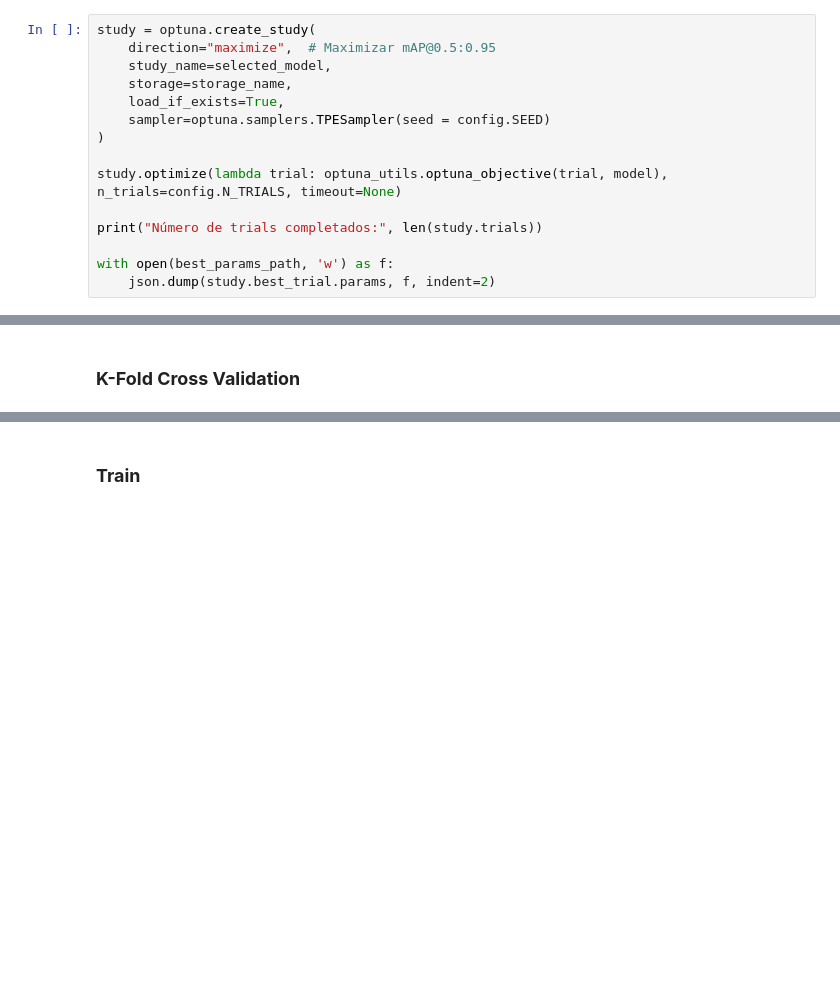
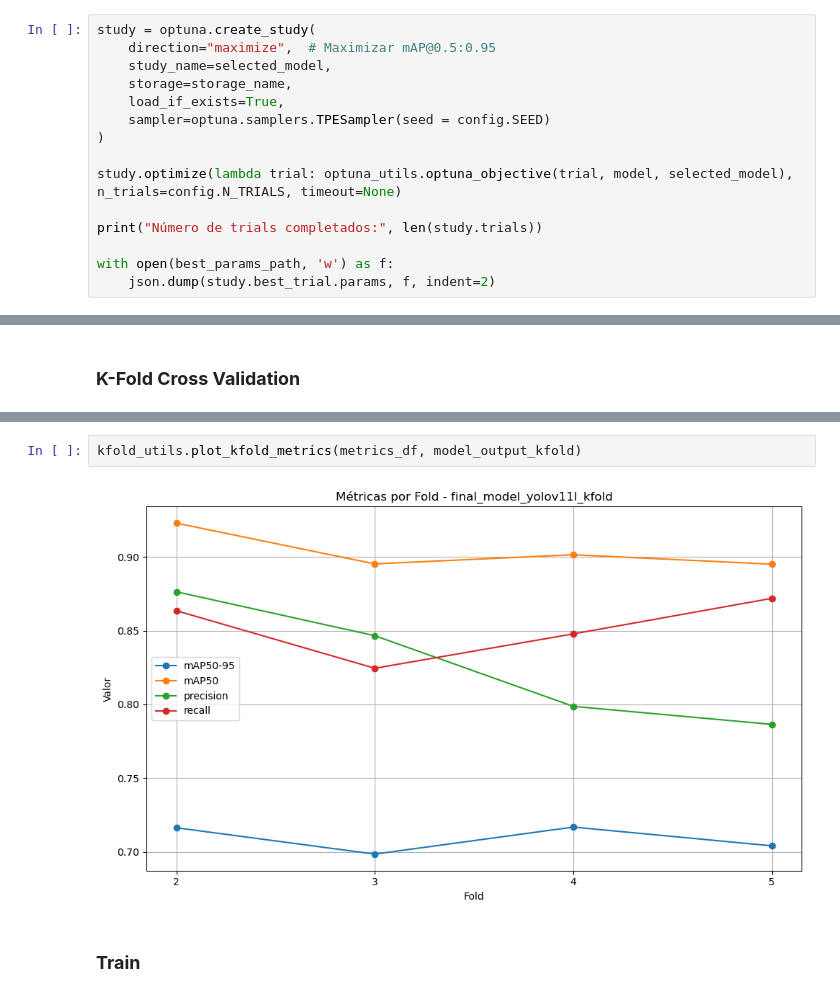
Before and after one commit to AigarciabFabero/TFM, a Jupyter notebook: 04.Codigo/YolovX.ipynb, the cells around one changed output, grey strips where cells are left out. Saved outputs shown, nothing was run; the diff lists cells and outputs as text; blank space fills up the shorter version.

```diff
--- a/04.Codigo/YolovX.ipynb
+++ b/04.Codigo/YolovX.ipynb
@@ -110,7 +126,7 @@ study = optuna.create_study(
     sampler=optuna.samplers.TPESampler(seed = config.SEED)
 )
 
-study.optimize(lambda trial: optuna_utils.optuna_objective(trial, model), n_trials=config.N_TRIALS, timeout=None)
+study.optimize(lambda trial: optuna_utils.optuna_objective(trial, model, selected_model), n_trials=config.N_TRIALS, timeout=None)
 
 print("Número de trials completados:", len(study.trials))
 
@@ -162,3 +269,7 @@ kfold_utils.save_results(metrics_df, model_output_kfold)
+# %%
+kfold_utils.plot_kfold_metrics(metrics_df, model_output_kfold)
+# %% [output]
+[figure, added]
 # %% [markdown]
 ### **Train**
 # %%
```
Also changed, not shown: parts of 15 cells of this notebook, 11 other files.
